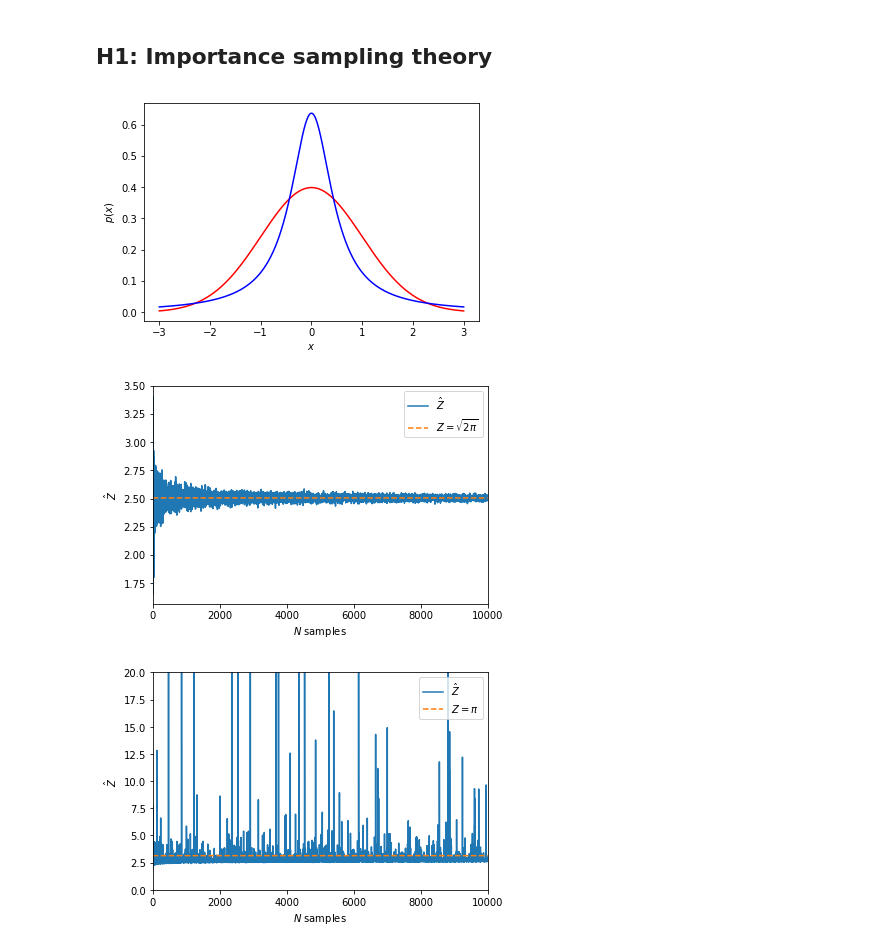
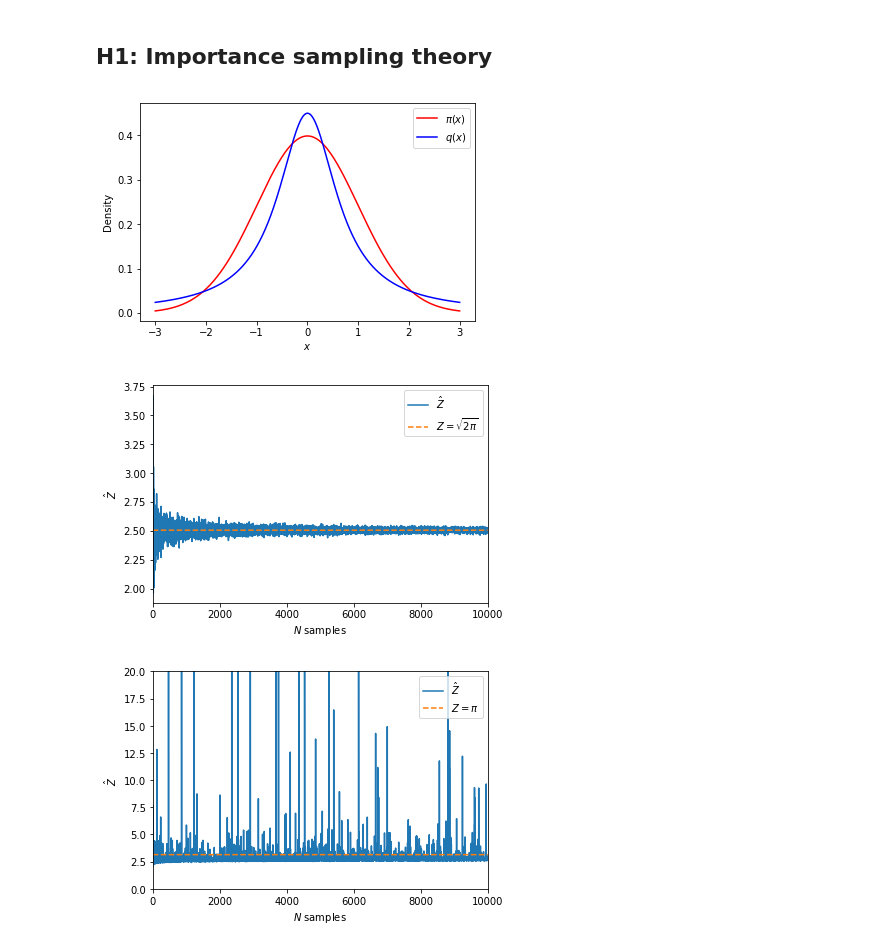
Before and after one commit to marcusklasson/smc_methods, a Jupyter notebook: homework/h1.ipynb, the cells around one changed output. Saved outputs shown, nothing was run; the diff lists cells and outputs as text; code cells hidden in the pictures.

Commit message:
Changed gamma in cauchy dist

```diff
--- a/homework/h1.ipynb
+++ b/homework/h1.ipynb
@@ -20,28 +20,28 @@ def importance_sampling(n, gamma=1.0):
     return w
 
 array = np.linspace(-3., 3., 1000)
-plt.plot(array, norm.pdf(array), 'r-')
-plt.plot(array, pdf_scaled_cauchy(array, gamma=0.5), 'b-')
-plt.xlabel('$x$'); plt.ylabel('$p(x)$');
+plt.plot(array, norm.pdf(array), 'r-', label='$\pi(x)$')
+plt.plot(array, pdf_scaled_cauchy(array, gamma=np.sqrt(0.5)), 'b-', label='$q(x)$')
+plt.xlabel('$x$'); plt.ylabel('Density'); plt.legend()
 plt.show()
 # %% [output]
-[figure, old version]
+[figure, new version]
 # %%
 N = 10000
 Z_hat = np.zeros(N) # for storing estimates of normalizing constant
-gamma = np.exp(-2)
+gamma = np.sqrt(0.5)#np.exp(-2)
 
 for n in range(N):
     weights = importance_sampling(n+1, gamma)
     Z_hat[n] = np.mean(weights)
 
 plt.plot(Z_hat, '-', label='$\hat{Z}$')
 plt.plot(np.linspace(0, N, N+1), np.sqrt(2*np.pi)*np.ones(N+1), '--', label='$Z = \sqrt{2\pi}$')
 plt.xlim(0, N); plt.xlabel('$N$ samples'); plt.ylabel('$\hat{Z}$')
 plt.legend()
 plt.show()
 # %% [output]
-[figure, old version]
+[figure, new version]
 # %%
 def importance_sampling(n, gamma=1.0):
     # Draw samples from standard Gaussian distribution
```
